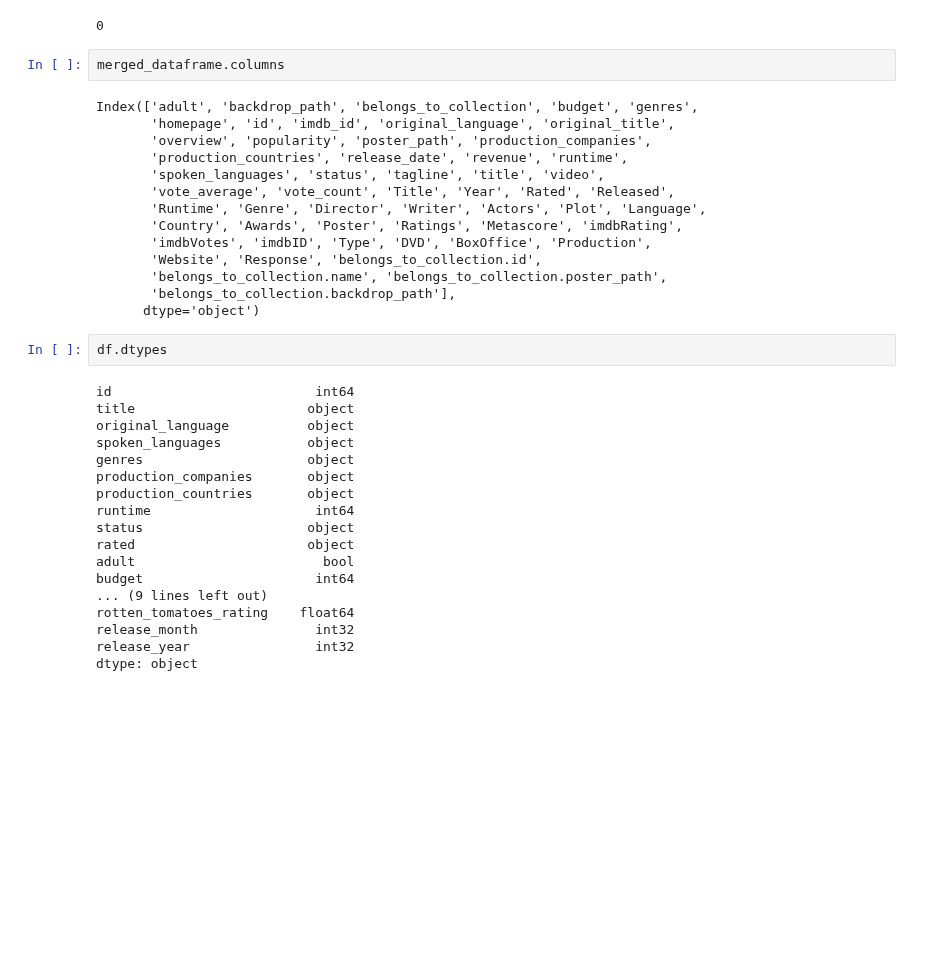
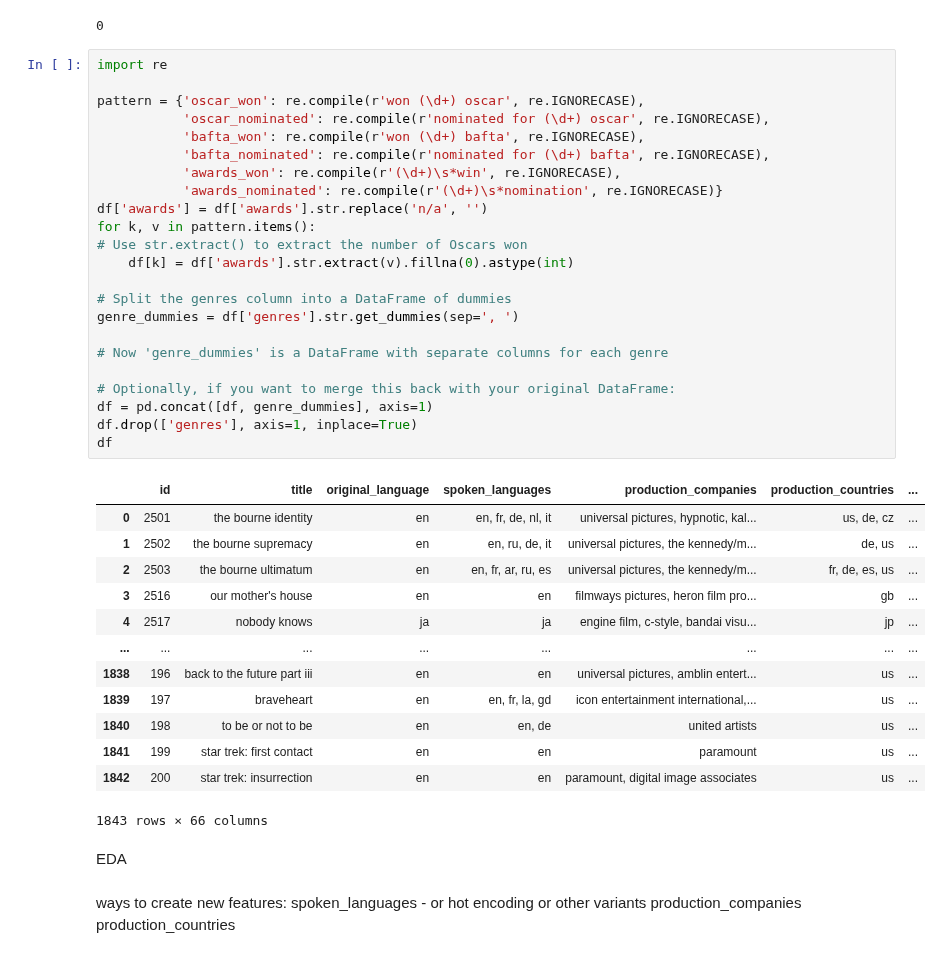
Before and after one commit to olgazju/ml_camp_2023, a Jupyter notebook: midterm project/eda.ipynb, the cells around one changed output. Saved outputs shown, nothing was run; the diff lists cells and outputs as text; blank space fills up the shorter version.

```diff
--- a/midterm project/eda.ipynb
+++ b/midterm project/eda.ipynb
@@ -101,39 +173,47 @@ null_count = df['BoxOffice'].isnull().sum()
 null_count
 # %% [output]
 0
-# %%
-merged_dataframe.columns
-# %% [output]
-Index(['adult', 'backdrop_path', 'belongs_to_collection', 'budget', 'genres',
-       'homepage', 'id', 'imdb_id', 'original_language', 'original_title',
-       'overview', 'popularity', 'poster_path', 'production_companies',
-       'production_countries', 'release_date', 'revenue', 'runtime',
-       'spoken_languages', 'status', 'tagline', 'title', 'video',
-       'vote_average', 'vote_count', 'Title', 'Year', 'Rated', 'Released',
-       'Runtime', 'Genre', 'Director', 'Writer', 'Actors', 'Plot', 'Language',
-       'Country', 'Awards', 'Poster', 'Ratings', 'Metascore', 'imdbRating',
-       'imdbVotes', 'imdbID', 'Type', 'DVD', 'BoxOffice', 'Production',
-       'Website', 'Response', 'belongs_to_collection.id',
-       'belongs_to_collection.name', 'belongs_to_collection.poster_path',
-       'belongs_to_collection.backdrop_path'],
-      dtype='object')
-# %%
-df.dtypes
-# %% [output]
-id                          int64
-title                      object
-original_language          object
-spoken_languages           object
-genres                     object
-production_companies       object
-production_countries       object
-runtime                     int64
-status                     object
-rated                      object
-adult                        bool
-budget                      int64
-... (9 lines left out)
-rotten_tomatoes_rating    float64
-release_month               int32
-release_year                int32
-dtype: object
+# %%
+import re
+
+pattern = {'oscar_won': re.compile(r'won (\d+) oscar', re.IGNORECASE),
+           'oscar_nominated': re.compile(r'nominated for (\d+) oscar', re.IGNORECASE),
+           'bafta_won': re.compile(r'won (\d+) bafta', re.IGNORECASE),
+           'bafta_nominated': re.compile(r'nominated for (\d+) bafta', re.IGNORECASE),
+           'awards_won': re.compile(r'(\d+)\s*win', re.IGNORECASE),
+           'awards_nominated': re.compile(r'(\d+)\s*nomination', re.IGNORECASE)}
+df['awards'] = df['awards'].str.replace('n/a', '')
+for k, v in pattern.items():
+# Use str.extract() to extract the number of Oscars won
+    df[k] = df['awards'].str.extract(v).fillna(0).astype(int)
+
+# Split the genres column into a DataFrame of dummies
+genre_dummies = df['genres'].str.get_dummies(sep=', ')
+
+# Now 'genre_dummies' is a DataFrame with separate columns for each genre
+
+# Optionally, if you want to merge this back with your original DataFrame:
+df = pd.concat([df, genre_dummies], axis=1)
+df.drop(['genres'], axis=1, inplace=True)
+df
+# %% [output]
+|  | id | title | original_language | spoken_languages | production_companies | production_countries | ... |
+| 0 | 2501 | the bourne identity | en | en, fr, de, nl, it | universal pictures, hypnotic, kal... | us, de, cz | ... |
+| 1 | 2502 | the bourne supremacy | en | en, ru, de, it | universal pictures, the kennedy/m... | de, us | ... |
+| 2 | 2503 | the bourne ultimatum | en | en, fr, ar, ru, es | universal pictures, the kennedy/m... | fr, de, es, us | ... |
+| 3 | 2516 | our mother's house | en | en | filmways pictures, heron film pro... | gb | ... |
+| 4 | 2517 | nobody knows | ja | ja | engine film, c-style, bandai visu... | jp | ... |
+| ... | ... | ... | ... | ... | ... | ... | ... |
+| 1838 | 196 | back to the future part iii | en | en | universal pictures, amblin entert... | us | ... |
+| 1839 | 197 | braveheart | en | en, fr, la, gd | icon entertainment international,... | us | ... |
+| 1840 | 198 | to be or not to be | en | en, de | united artists | us | ... |
+| 1841 | 199 | star trek: first contact | en | en | paramount | us | ... |
+| 1842 | 200 | star trek: insurrection | en | en | paramount, digital image associates | us | ... |
+1843 rows × 66 columns
+# %% [markdown]
+EDA
+# %% [markdown]
+ways to create new features:
+spoken_languages - or hot encoding or other variants
+production_companies
+production_countries
```
Also changed, not shown: parts of 12 cells of this notebook, 2 other files.
